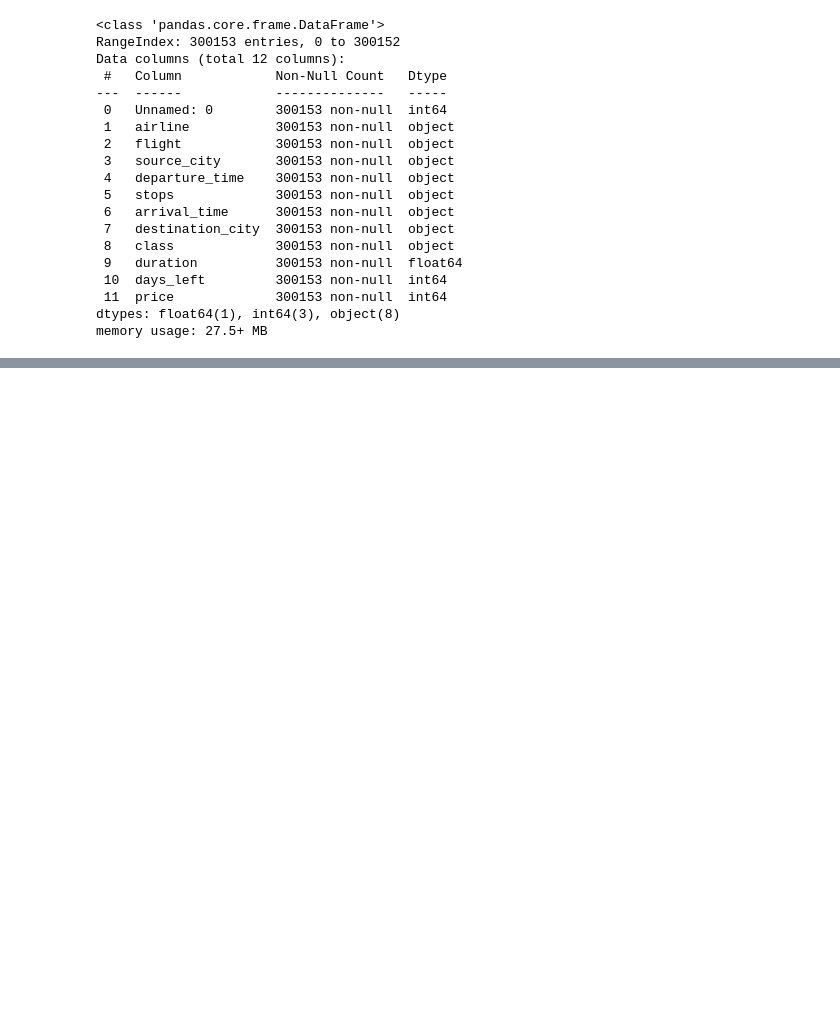
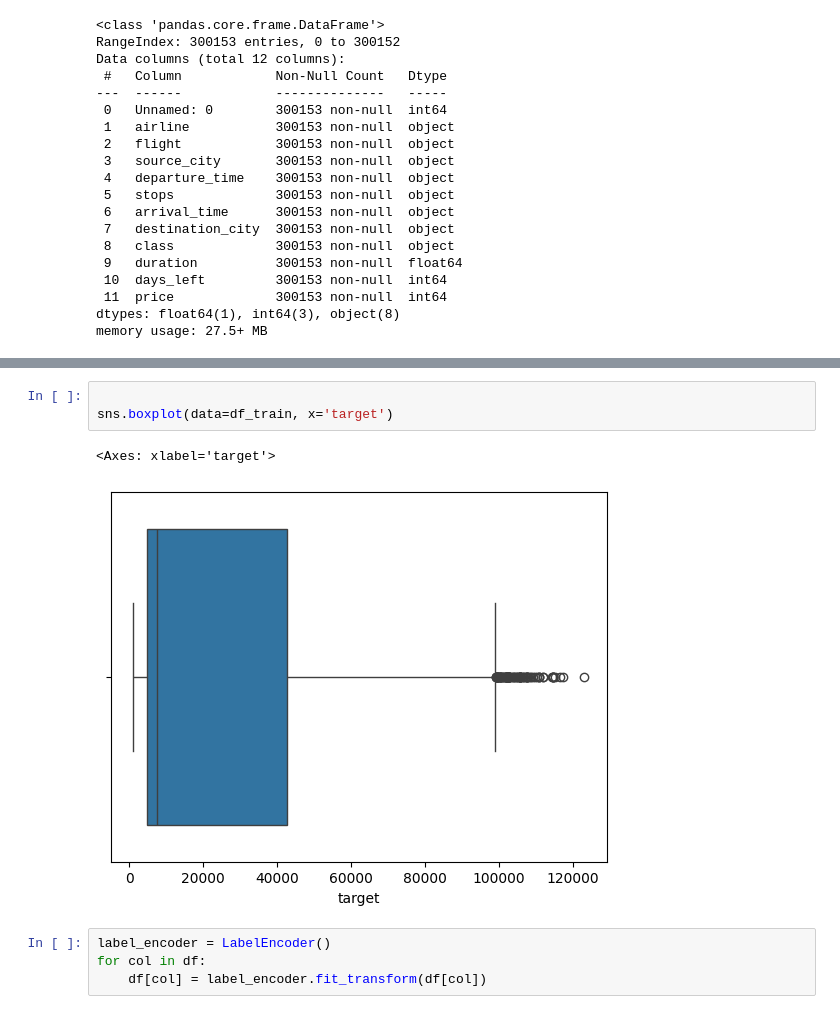
Before and after one commit to Alvizo-mx/Proyecto_final, a Jupyter notebook: flight_predictions_jess.ipynb, the cells around one changed output, grey strips where cells are left out. Saved outputs shown, nothing was run; the diff lists cells and outputs as text; blank space fills up the shorter version.

Commit message:
label encoder

```diff
--- a/flight_predictions_jess.ipynb
+++ b/flight_predictions_jess.ipynb
@@ -200,0 +214,10 @@ plt.show()
+# %%
+
+sns.boxplot(data=df_train, x='target')
+# %% [output]
+<Axes: xlabel='target'>
+[figure, added]
+# %%
+label_encoder = LabelEncoder()
+for col in df:
+    df[col] = label_encoder.fit_transform(df[col])
```
Also changed, not shown: parts of 18 cells of this notebook.
